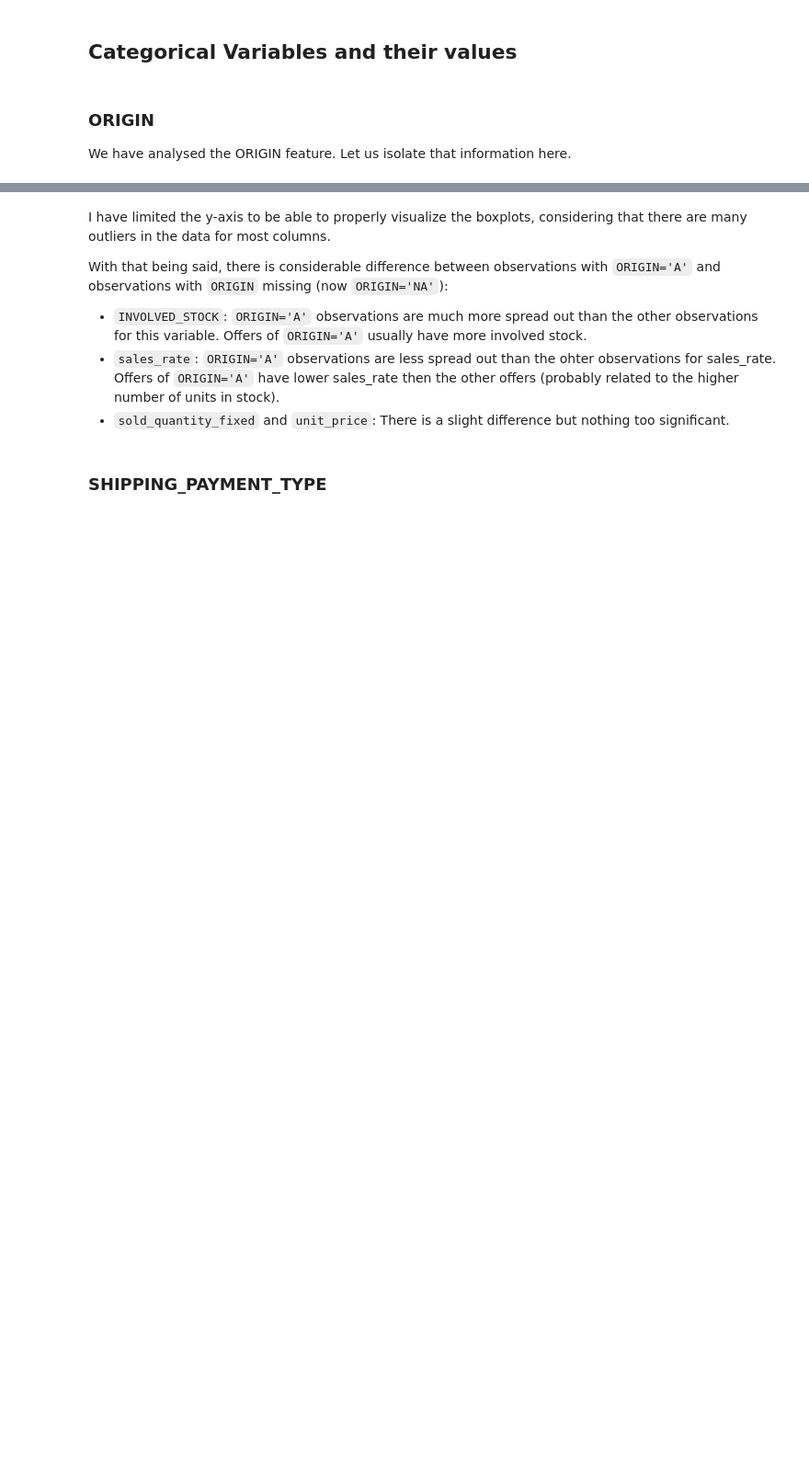
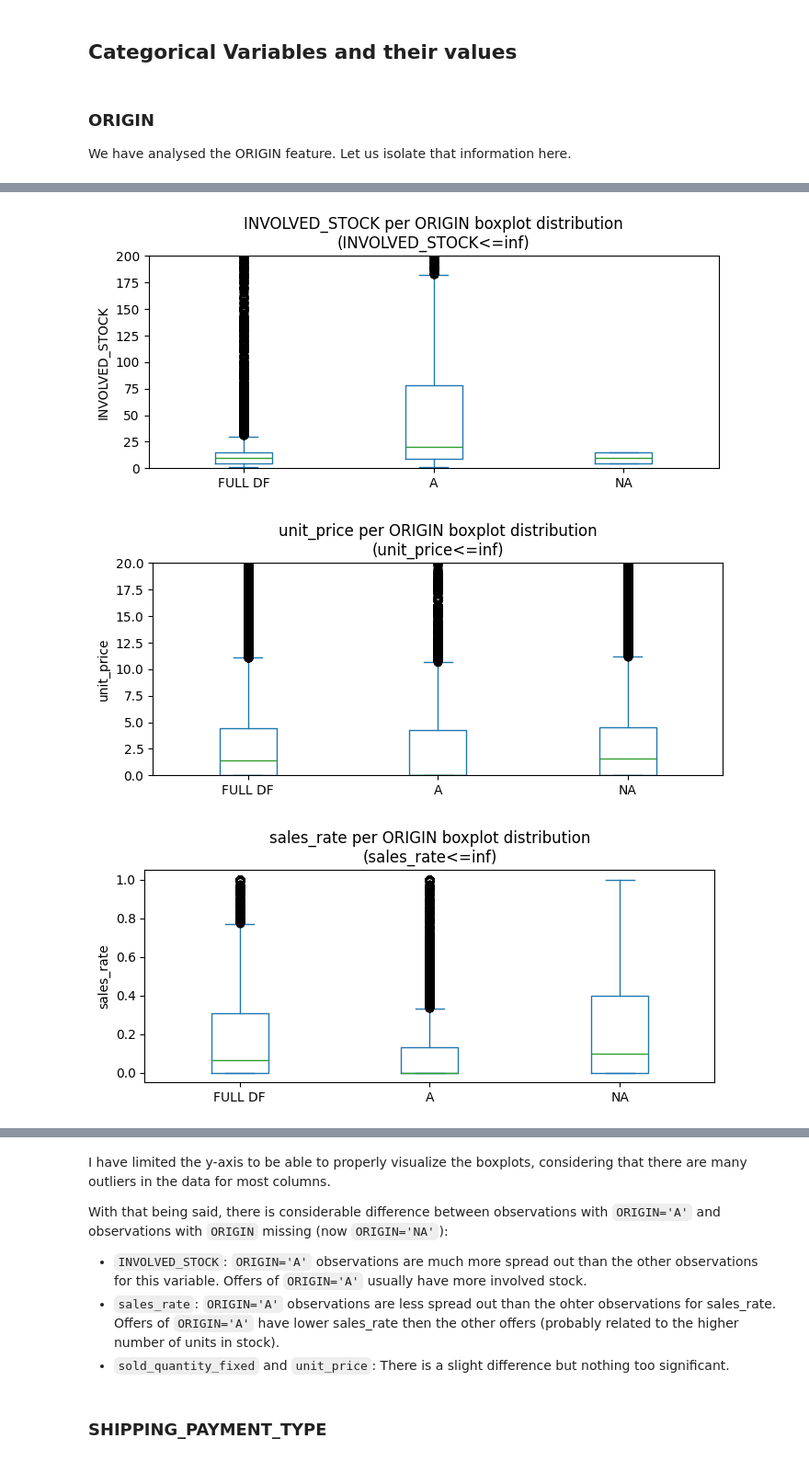
Before and after one commit to rafands/Meli_Tech_Challenge, a Jupyter notebook: EDA_ofertas_relampago.ipynb, the cells around one changed output, grey strips where cells are left out. Shown at 92% size. Drawn from its saved outputs; the diff is of its cells as text; code cells hidden in the pictures; blank space fills up the shorter version.

```diff
--- a/EDA_ofertas_relampago.ipynb
+++ b/EDA_ofertas_relampago.ipynb
@@ -1338,2 +1439,42 @@ dtype: object
 # %% [markdown]
 ## Categorical Variables and their values
+# %%
+'''
+First we will create a function to create a boxplot
+for each category for a given categorical variable (main_var)
+and a given numerical var (comparison_var).
+
+We will basically try to understand the different distributions of a numerical variable
+for the different values/categories of a categorical variable.
+'''
+
+def relative_boxplot(df, main_var, comparison_var, threshold=np.inf):
+
+    df_temp = df[[main_var, comparison_var]].copy()
+
+    df_temp_pvt = df_temp[df_temp[comparison_var]<=threshold].pivot(values=comparison_var, columns=main_var)
+    new_cols = df_temp_pvt.columns.tolist()
+    df_temp_pvt['FULL DF'] = df_temp_pvt.fillna(0).sum(axis=1, numeric_only=True)
+    df_temp_pvt = df_temp_pvt[['FULL DF']+new_cols]
+
+    df_temp_pvt.plot(kind='box', figsize=(8,3))
+    plt.title(f'{comparison_var} per {main_var} boxplot distribution\n({comparison_var}<={threshold})')
+    plt.ylabel(comparison_var)
+
+    if int(df_temp[comparison_var].max()) <= 1:
+        pass
+    elif (int(df_temp.describe().loc['75%',comparison_var])+int(df_temp.describe().loc['std',comparison_var]*1)) <= 99:
+        plt.ylim([0,
+                #round((int(df_temp.describe().loc['75%',comparison_var])+int(df_temp.describe().loc['std',comparison_var]*2)),-1)
+                round((int(df_temp.describe().loc['75%',comparison_var])+int(df_temp.describe().loc['std',comparison_var]*1)),-1)
+                ])
+    else:
+        plt.ylim([0,
+                round((int(df_temp.describe().loc['75%',comparison_var])+int(df_temp.describe().loc['std',comparison_var]*1)),-2)
+                ])
+
+
+'''
+The vars we want to compare with a categorical variable are related with stock, price, and sales.
+'''
+comparison_vars = ['INVOLVED_STOCK', 'unit_price', 'sales_rate', 'sold_quantity_fixed']
@@ -1353,0 +1523,7 @@ for var in vars:
+# %%
+for comparison_var in comparison_vars:
+    relative_boxplot(df=df_clean, main_var='ORIGIN', comparison_var=comparison_var, threshold=np.inf)
+# %% [output]
+[figure, added]
+[figure, added]
+[figure, added]
```
Also changed, not shown: parts of 29 cells of this notebook.
